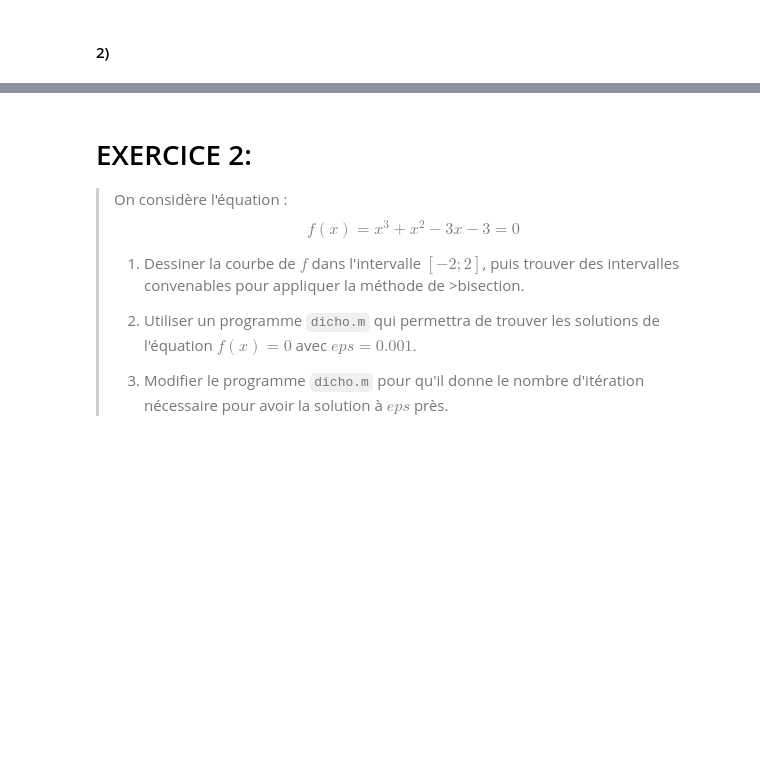
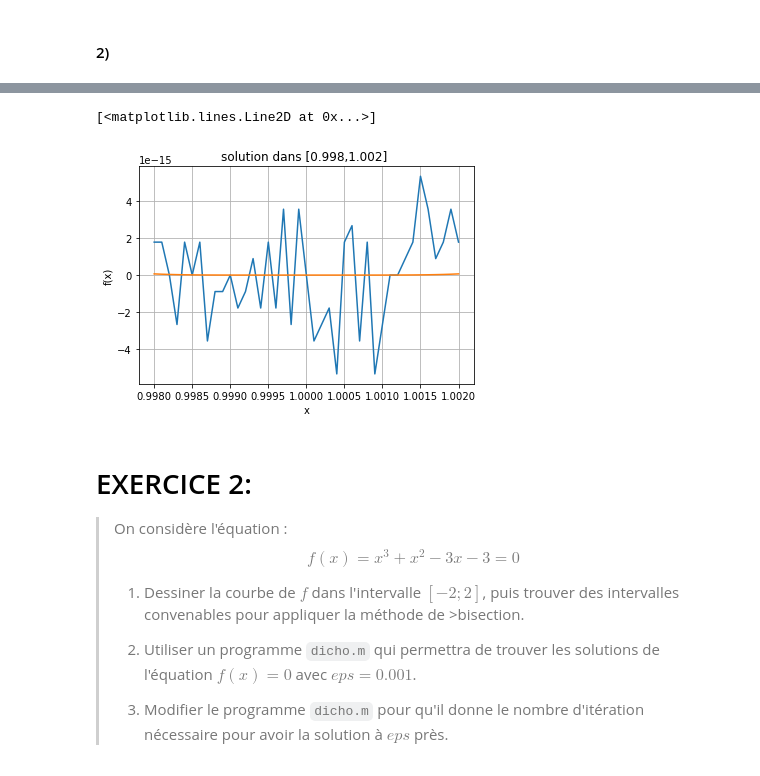
Before and after one commit to JihedMasri/TP_Analyse_Numerique, a Jupyter notebook: TP1/TP1_E.ipynb, the cells around one changed output, grey strips where cells are left out. Drawn from its saved outputs; the diff is of its cells as text; code cells hidden in the pictures; blank space fills up the shorter version.

```diff
--- a/TP1/TP1_E.ipynb
+++ b/TP1/TP1_E.ipynb
@@ -88,9 +39,2 @@ ans =   -6.6613e-16
 # %% [markdown]
 #### 2)
-# %%
-x=[0.998:0.0001:1.002]
-plot(x,f(x),'r',x,p(x),'b*')
-title ("solution dans [0.998:0.0001:1.002] ");
-xlabel ("x");
-ylabel ("f(x)");
-grid on
@@ -100,3 +41,19 @@ grid on
+# %%
+import matplotlib.pyplot as plt
+import numpy as np
+from numpy import linspace
+t= np.linspace(0.998,1.002,41)
+f=lambda x:x**6-6*x**5+15*x**4-20*x**3+15*x**2-6*x+1
+p=lambda x:(x-1)**6
+plt.title ("solution dans [0.998,1.002] ");
+plt.xlabel ("x");
+plt.ylabel ("f(x)");
+plt.grid(True)
+plt.plot(t,f(t))
+plt.plot(t,p(t))
+# %% [output]
+[<matplotlib.lines.Line2D at 0x...>]
+[figure, added]
 # %% [markdown]
 # EXERCICE 2:
 
```
Also changed, not shown: parts of 4 cells of this notebook.
